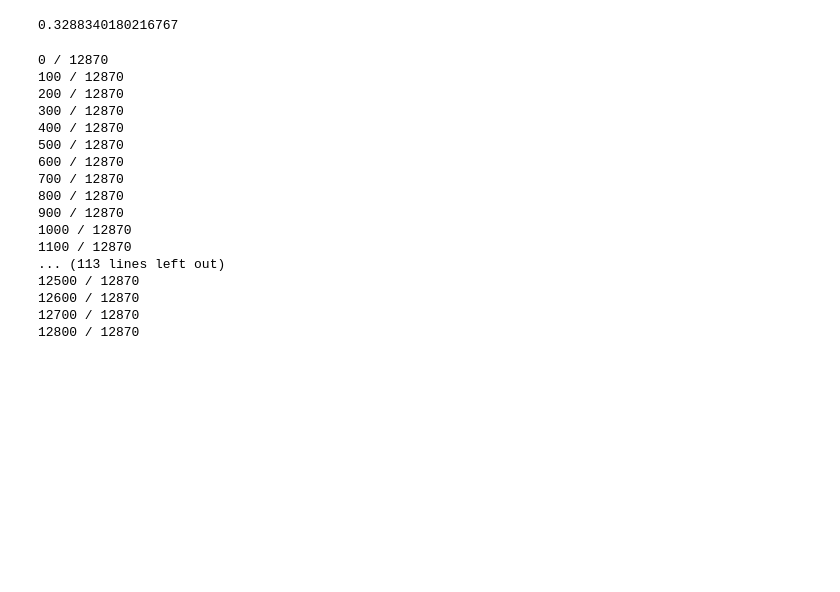
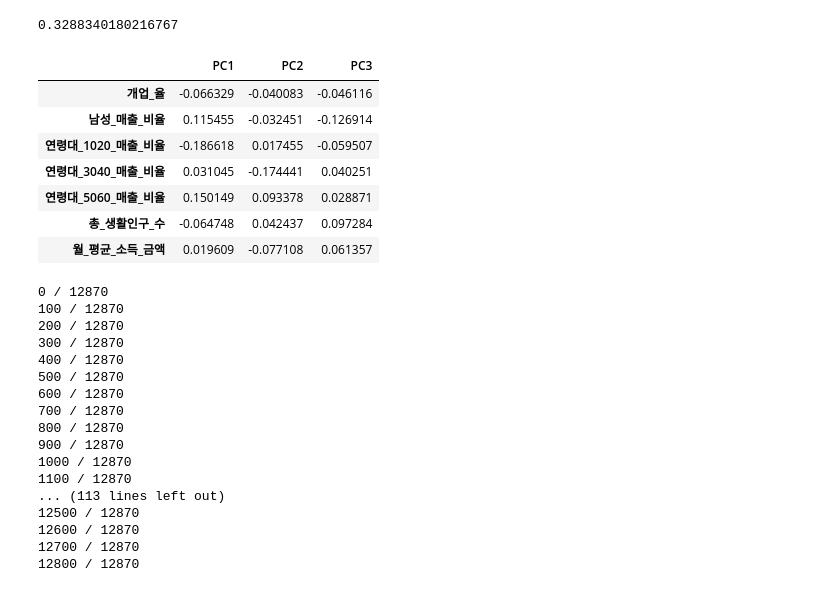
Before and after one commit to kae1128/wadada, a Jupyter notebook: clustering/clustering_hayoung.ipynb, the cells around one changed output. Cells and saved outputs as stored; diff of their text form; code cells hidden in the pictures; blank space fills up the shorter version.

```diff
--- a/clustering/clustering_hayoung.ipynb
+++ b/clustering/clustering_hayoung.ipynb
@@ -243,6 +243,17 @@ print(score7)
 11400 / 11440
 [figure]
 0.3288340180216767
+# %%
+loading7
+# %% [output]
+|  | PC1 | PC2 | PC3 |
+| 개업_율 | -0.066329 | -0.040083 | -0.046116 |
+| 남성_매출_비율 | 0.115455 | -0.032451 | -0.126914 |
+| 연령대_1020_매출_비율 | -0.186618 | 0.017455 | -0.059507 |
+| 연령대_3040_매출_비율 | 0.031045 | -0.174441 | 0.040251 |
+| 연령대_5060_매출_비율 | 0.150149 | 0.093378 | 0.028871 |
+| 총_생활인구_수 | -0.064748 | 0.042437 | 0.097284 |
+| 월_평균_소득_금액 | 0.019609 | -0.077108 | 0.061357 |
 # %%
 lst8, results8, loading8, labels8, score8 = repeat_cls(8, 3)
 print(score8)
```
Also changed, not shown: 1 other file.
